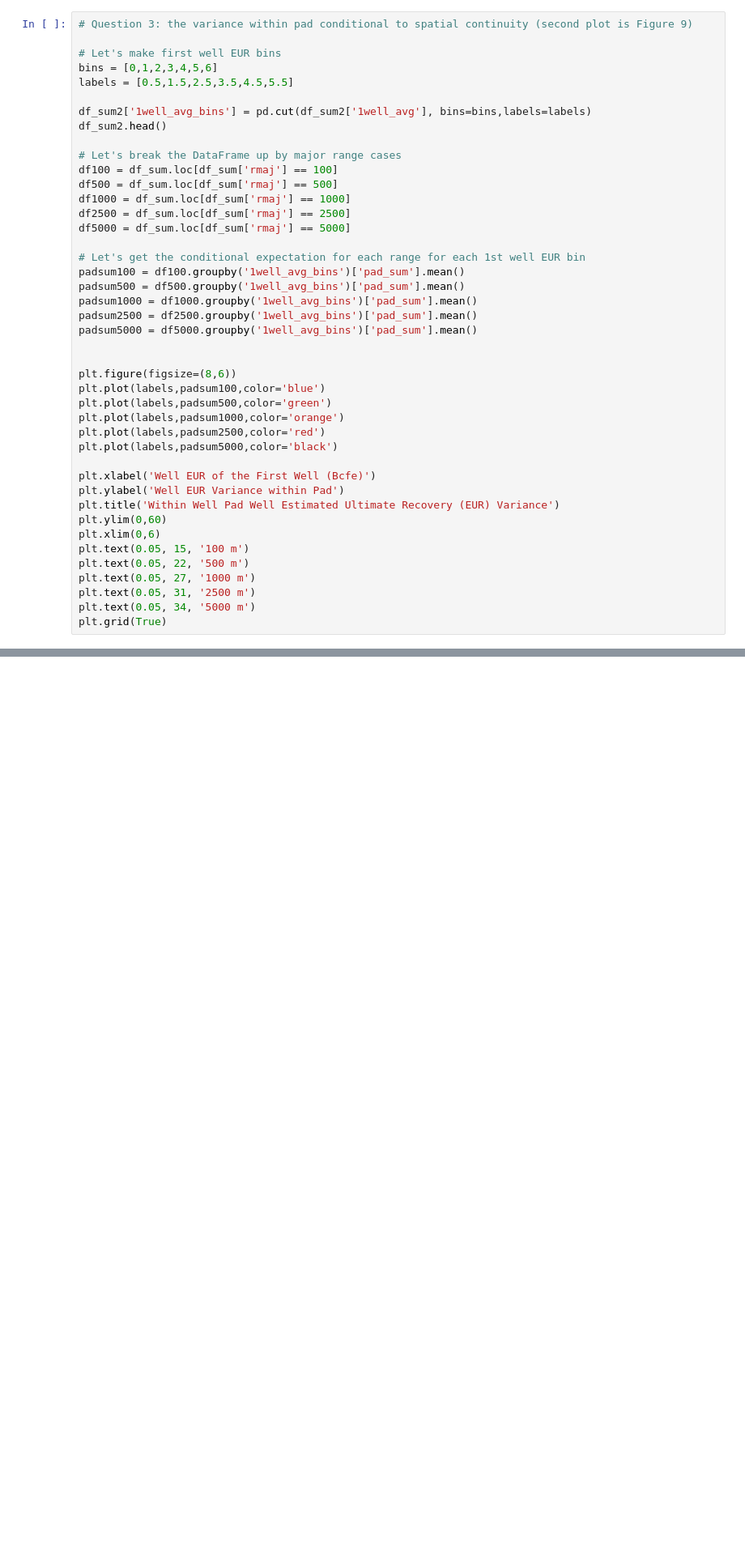
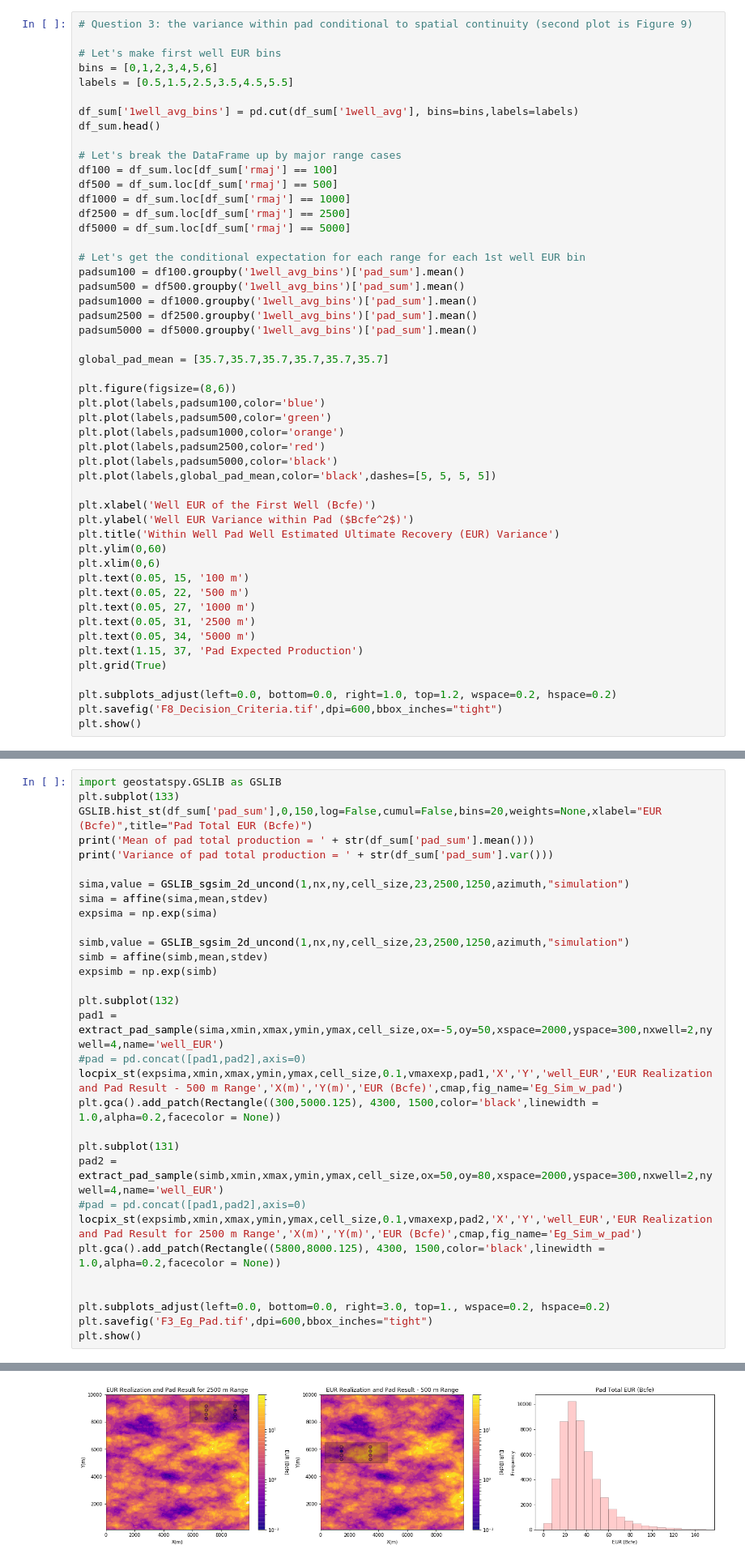
Before and after one commit to GeostatsGuy/RepeatableResearch, a Jupyter notebook: Gussow_Model_Resample_Pyrcz.ipynb, the cells around one changed output, grey strips where cells are left out. Shown: that part at 81% size. Drawn from its saved outputs; the diff is of its cells as text; blank space fills up the shorter version.

```diff
--- a/Gussow_Model_Resample_Pyrcz.ipynb
+++ b/Gussow_Model_Resample_Pyrcz.ipynb
@@ -656,8 +676,8 @@ plt.xlim(0,5000)
 bins = [0,1,2,3,4,5,6]
 labels = [0.5,1.5,2.5,3.5,4.5,5.5]
 
-df_sum2['1well_avg_bins'] = pd.cut(df_sum2['1well_avg'], bins=bins,labels=labels)
-df_sum2.head()
+df_sum['1well_avg_bins'] = pd.cut(df_sum['1well_avg'], bins=bins,labels=labels)
+df_sum.head()
 
 # Let's break the DataFrame up by major range cases
 df100 = df_sum.loc[df_sum['rmaj'] == 100]
@@ -673,6 +693,7 @@ padsum1000 = df1000.groupby('1well_avg_bins')['pad_sum'].mean()
 padsum2500 = df2500.groupby('1well_avg_bins')['pad_sum'].mean()
 padsum5000 = df5000.groupby('1well_avg_bins')['pad_sum'].mean()
 
+global_pad_mean = [35.7,35.7,35.7,35.7,35.7,35.7]
 
 plt.figure(figsize=(8,6))
 plt.plot(labels,padsum100,color='blue')
@@ -680,9 +701,10 @@ plt.plot(labels,padsum500,color='green')
 plt.plot(labels,padsum1000,color='orange')
 plt.plot(labels,padsum2500,color='red')
 plt.plot(labels,padsum5000,color='black')
+plt.plot(labels,global_pad_mean,color='black',dashes=[5, 5, 5, 5])
 
 plt.xlabel('Well EUR of the First Well (Bcfe)')
-plt.ylabel('Well EUR Variance within Pad')
+plt.ylabel('Well EUR Variance within Pad ($Bcfe^2$)')
 plt.title('Within Well Pad Well Estimated Ultimate Recovery (EUR) Variance')
 plt.ylim(0,60)
 plt.xlim(0,6)
@@ -691,5 +713,10 @@ plt.text(0.05, 22, '500 m')
 plt.text(0.05, 27, '1000 m')
 plt.text(0.05, 31, '2500 m')
 plt.text(0.05, 34, '5000 m')
+plt.text(1.15, 37, 'Pad Expected Production')
 plt.grid(True)
+
+plt.subplots_adjust(left=0.0, bottom=0.0, right=1.0, top=1.2, wspace=0.2, hspace=0.2)
+plt.savefig('F8_Decision_Criteria.tif',dpi=600,bbox_inches="tight")
+plt.show()
 # %% [output]
@@ -704,0 +724,32 @@ Variance of pad total production = 445.3559692141772
+# %%
+import geostatspy.GSLIB as GSLIB
+plt.subplot(133)
+GSLIB.hist_st(df_sum['pad_sum'],0,150,log=False,cumul=False,bins=20,weights=None,xlabel="EUR (Bcfe)",title="Pad Total EUR (Bcfe)")
+print('Mean of pad total production = ' + str(df_sum['pad_sum'].mean()))
+print('Variance of pad total production = ' + str(df_sum['pad_sum'].var()))
+
+sima,value = GSLIB_sgsim_2d_uncond(1,nx,ny,cell_size,23,2500,1250,azimuth,"simulation")
+sima = affine(sima,mean,stdev)
+expsima = np.exp(sima)
+
+simb,value = GSLIB_sgsim_2d_uncond(1,nx,ny,cell_size,23,2500,1250,azimuth,"simulation")
+simb = affine(simb,mean,stdev)
+expsimb = np.exp(simb)
+
+plt.subplot(132)
+pad1 = extract_pad_sample(sima,xmin,xmax,ymin,ymax,cell_size,ox=-5,oy=50,xspace=2000,yspace=300,nxwell=2,nywell=4,name='well_EUR')
+#pad = pd.concat([pad1,pad2],axis=0)
+locpix_st(expsima,xmin,xmax,ymin,ymax,cell_size,0.1,vmaxexp,pad1,'X','Y','well_EUR','EUR Realization and Pad Result - 500 m Range','X(m)','Y(m)','EUR (Bcfe)',cmap,fig_name='Eg_Sim_w_pad')
+plt.gca().add_patch(Rectangle((300,5000.125), 4300, 1500,color='black',linewidth = 1.0,alpha=0.2,facecolor = None))
+
+plt.subplot(131)
+pad2 = extract_pad_sample(simb,xmin,xmax,ymin,ymax,cell_size,ox=50,oy=80,xspace=2000,yspace=300,nxwell=2,nywell=4,name='well_EUR')
+#pad = pd.concat([pad1,pad2],axis=0)
+locpix_st(expsimb,xmin,xmax,ymin,ymax,cell_size,0.1,vmaxexp,pad2,'X','Y','well_EUR','EUR Realization and Pad Result for 2500 m Range','X(m)','Y(m)','EUR (Bcfe)',cmap,fig_name='Eg_Sim_w_pad')
+plt.gca().add_patch(Rectangle((5800,8000.125), 4300, 1500,color='black',linewidth = 1.0,alpha=0.2,facecolor = None))
+
+
+plt.subplots_adjust(left=0.0, bottom=0.0, right=3.0, top=1., wspace=0.2, hspace=0.2)
+plt.savefig('F3_Eg_Pad.tif',dpi=600,bbox_inches="tight")
+plt.show()
+# %% [output]
@@ -705,3 +758,4 @@ Variance of pad total production = 445.3559692141772
+[figure, added]
 # %% [markdown]
 
 Of course there is so much that may be done with model resampling methods. I hope you found this tutorial useful. I'm always happy to discuss geostatistics, statistical modeling, uncertainty modeling and machine learning,
```
Also changed, not shown: parts of 11 cells of this notebook.
